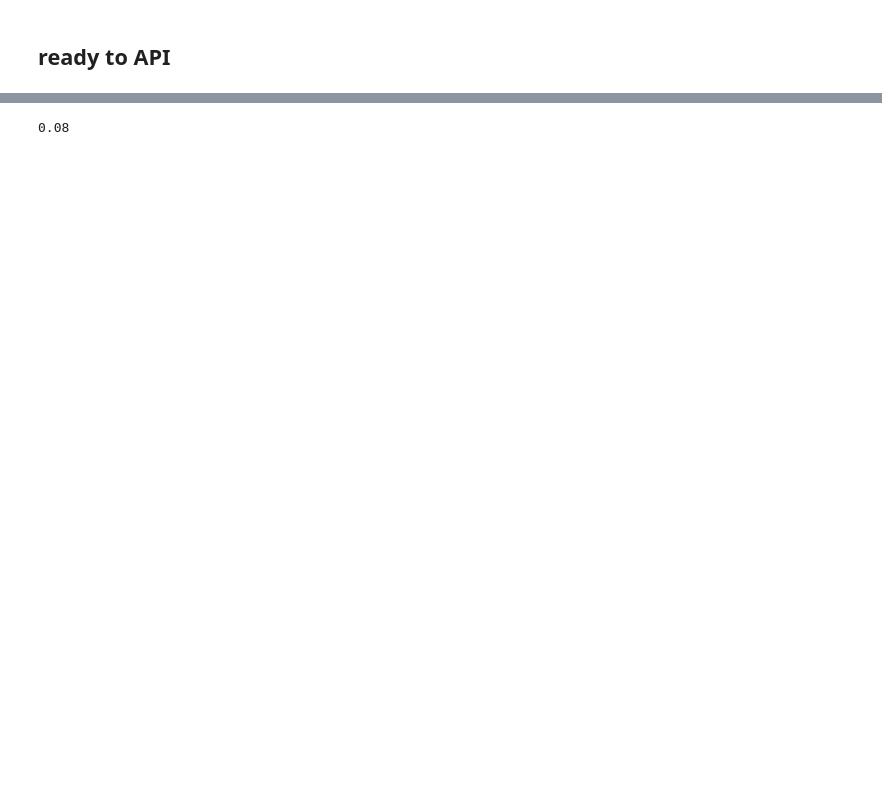
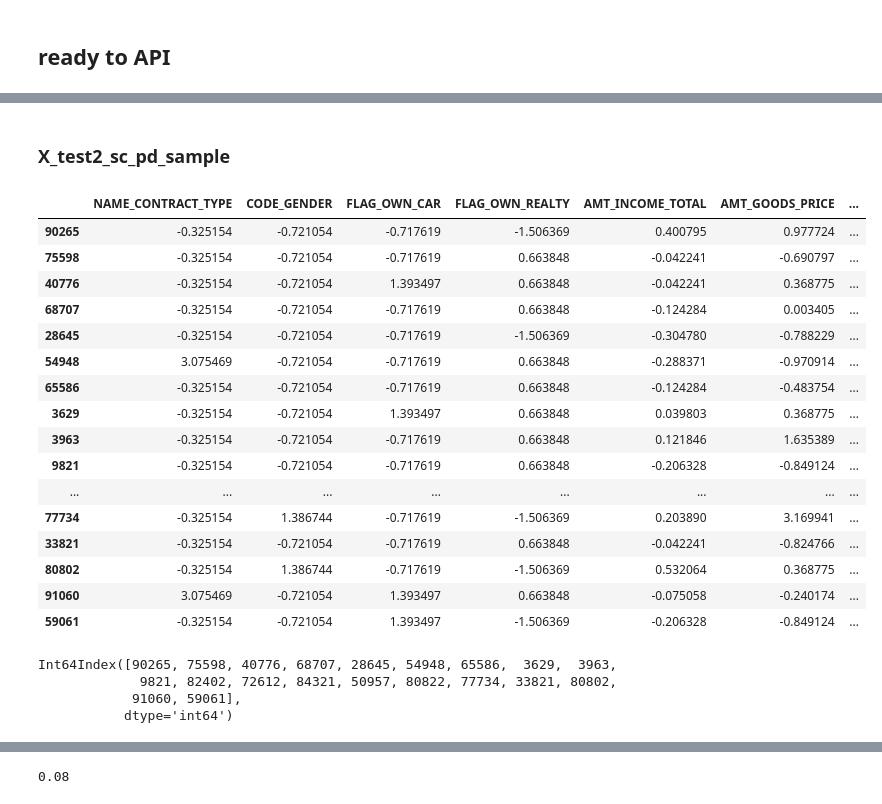
Before and after one commit to Neclis/OC7, a Jupyter notebook: P7_Scoring_00_Martinez_Nicolas_Modelisation.ipynb, the cells around one changed output, grey strips where cells are left out. Drawn from its saved outputs; the diff is of its cells as text; code cells hidden in the pictures; blank space fills up the shorter version.

```diff
--- a/P7_Scoring_00_Martinez_Nicolas_Modelisation.ipynb
+++ b/P7_Scoring_00_Martinez_Nicolas_Modelisation.ipynb
@@ -688,0 +634,4 @@ X_train2_sc_pd.mean().round(2).to_pickle("X_train2_sc_pd_mean.pickle")
+# %% [markdown]
+### X_test2_sc_pd_sample
+# %%
+X_test2_sc_pd_sample = X_test2_sc_pd.sample(20)
@@ -688,0 +640,27 @@ X_train2_sc_pd.mean().round(2).to_pickle("X_train2_sc_pd_mean.pickle")
+# %%
+X_test2_sc_pd_sample
+# %% [output]
+|  | NAME_CONTRACT_TYPE | CODE_GENDER | FLAG_OWN_CAR | FLAG_OWN_REALTY | AMT_INCOME_TOTAL | AMT_GOODS_PRICE | ... |
+| 90265 | -0.325154 | -0.721054 | -0.717619 | -1.506369 | 0.400795 | 0.977724 | ... |
+| 75598 | -0.325154 | -0.721054 | -0.717619 | 0.663848 | -0.042241 | -0.690797 | ... |
+| 40776 | -0.325154 | -0.721054 | 1.393497 | 0.663848 | -0.042241 | 0.368775 | ... |
+| 68707 | -0.325154 | -0.721054 | -0.717619 | 0.663848 | -0.124284 | 0.003405 | ... |
+| 28645 | -0.325154 | -0.721054 | -0.717619 | -1.506369 | -0.304780 | -0.788229 | ... |
+| 54948 | 3.075469 | -0.721054 | -0.717619 | 0.663848 | -0.288371 | -0.970914 | ... |
+| 65586 | -0.325154 | -0.721054 | -0.717619 | 0.663848 | -0.124284 | -0.483754 | ... |
+| 3629 | -0.325154 | -0.721054 | 1.393497 | 0.663848 | 0.039803 | 0.368775 | ... |
+| 3963 | -0.325154 | -0.721054 | -0.717619 | 0.663848 | 0.121846 | 1.635389 | ... |
+| 9821 | -0.325154 | -0.721054 | -0.717619 | 0.663848 | -0.206328 | -0.849124 | ... |
+| ... | ... | ... | ... | ... | ... | ... | ... |
+| 77734 | -0.325154 | 1.386744 | -0.717619 | -1.506369 | 0.203890 | 3.169941 | ... |
+| 33821 | -0.325154 | -0.721054 | -0.717619 | 0.663848 | -0.042241 | -0.824766 | ... |
+| 80802 | -0.325154 | 1.386744 | -0.717619 | -1.506369 | 0.532064 | 0.368775 | ... |
+| 91060 | 3.075469 | -0.721054 | 1.393497 | 0.663848 | -0.075058 | -0.240174 | ... |
+| 59061 | -0.325154 | -0.721054 | 1.393497 | -1.506369 | -0.206328 | -0.849124 | ... |
+# %%
+X_test2_sc_pd_sample.index
+# %% [output]
+Int64Index([90265, 75598, 40776, 68707, 28645, 54948, 65586,  3629,  3963,
+             9821, 82402, 72612, 84321, 50957, 80822, 77734, 33821, 80802,
+            91060, 59061],
+           dtype='int64')
```
Also changed, not shown: parts of 36 cells of this notebook, 5 other files.
